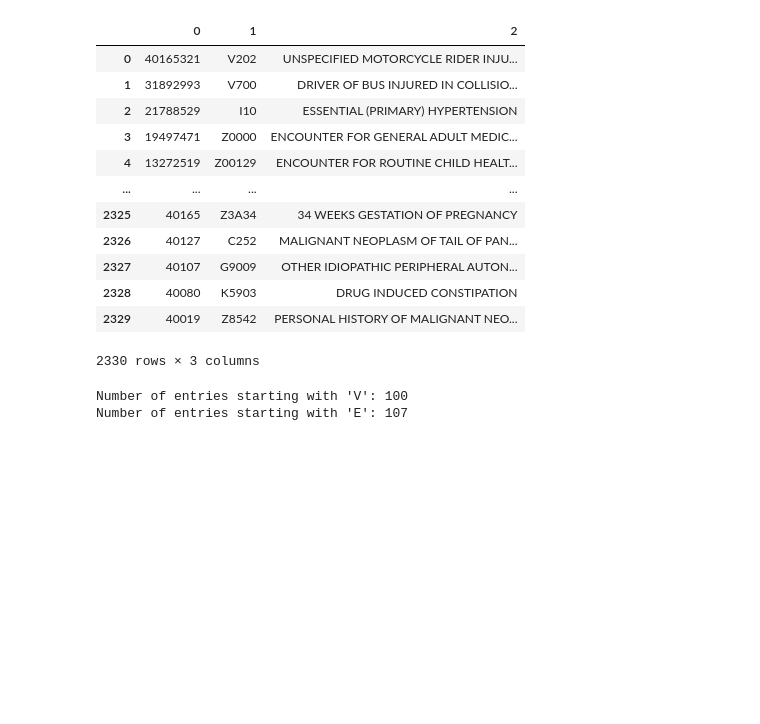
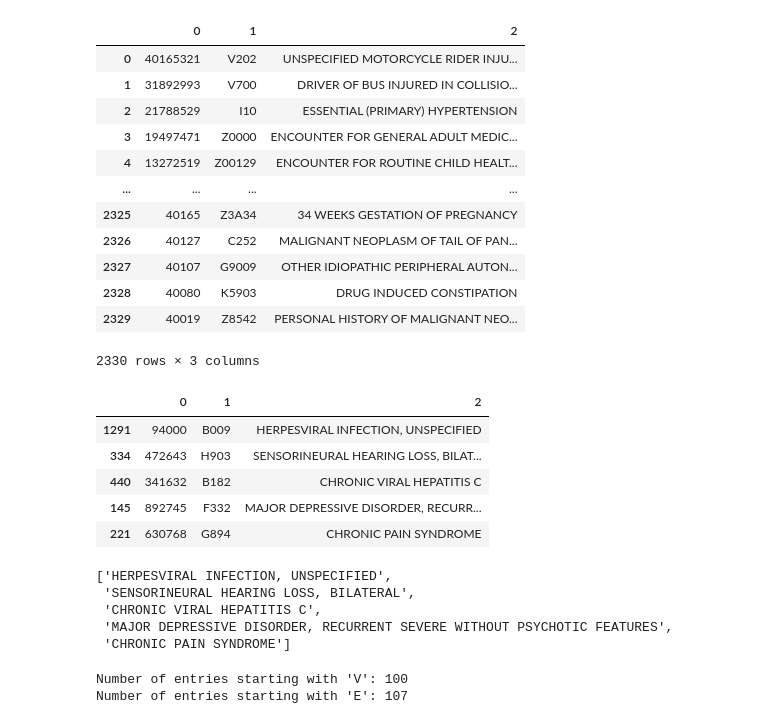
Before and after one commit to ahmadrezarm/MedSynth, a Jupyter notebook: code/IQVIA_analysis.ipynb, the cells around one changed output. Drawn from its saved outputs; the diff is of its cells as text; code cells hidden in the pictures; blank space fills up the shorter version.

```diff
--- a/code/IQVIA_analysis.ipynb
+++ b/code/IQVIA_analysis.ipynb
@@ -101,5 +101,5 @@ plt.show()
 # %%
-df_all = pd.read_csv("/Users/ahmadrezaie/DalPhD/Research/note_taking_v2/data/input/IQVIA/Diags_all.csv", header = None)
+df_all = pd.read_csv("/Users/ahmadrezaie/papers/Synthetic_Data_Gen/data/input/IQVIA/Diags_all.csv", header = None)
 df_all.head()
 # %% [output]
 |  | 0 | 1 | 2 |
@@ -167,6 +167,33 @@ df_all_filtered
 | 2328 | 40080 | K5903 | DRUG INDUCED CONSTIPATION |
 | 2329 | 40019 | Z8542 | PERSONAL HISTORY OF MALIGNANT NEO... |
 2330 rows × 3 columns
+# %%
+# sampling 5 for generation testing:
+
+
+sampled_rows = df_all_filtered.sample(5)
+
+# Return values in the second column of the sampled rows in a list
+sample_5_icds = sampled_rows.iloc[:, 1].tolist()
+#sample_5_icds
+
+sampled_rows
+# %% [output]
+|  | 0 | 1 | 2 |
+| 1291 | 94000 | B009 | HERPESVIRAL INFECTION, UNSPECIFIED |
+| 334 | 472643 | H903 | SENSORINEURAL HEARING LOSS, BILAT... |
+| 440 | 341632 | B182 | CHRONIC VIRAL HEPATITIS C |
+| 145 | 892745 | F332 | MAJOR DEPRESSIVE DISORDER, RECURR... |
+| 221 | 630768 | G894 | CHRONIC PAIN SYNDROME |
+# %%
+all_text_third_column = sampled_rows.iloc[:, 2].to_list()
+all_text_third_column
+# %% [output]
+['HERPESVIRAL INFECTION, UNSPECIFIED',
+ 'SENSORINEURAL HEARING LOSS, BILATERAL',
+ 'CHRONIC VIRAL HEPATITIS C',
+ 'MAJOR DEPRESSIVE DISORDER, RECURRENT SEVERE WITHOUT PSYCHOTIC FEATURES',
+ 'CHRONIC PAIN SYNDROME']
 # %%
 # how many of those belong to V and E classes?
 
```
Also changed, not shown: parts of 2 cells of this notebook, 1 other file.
